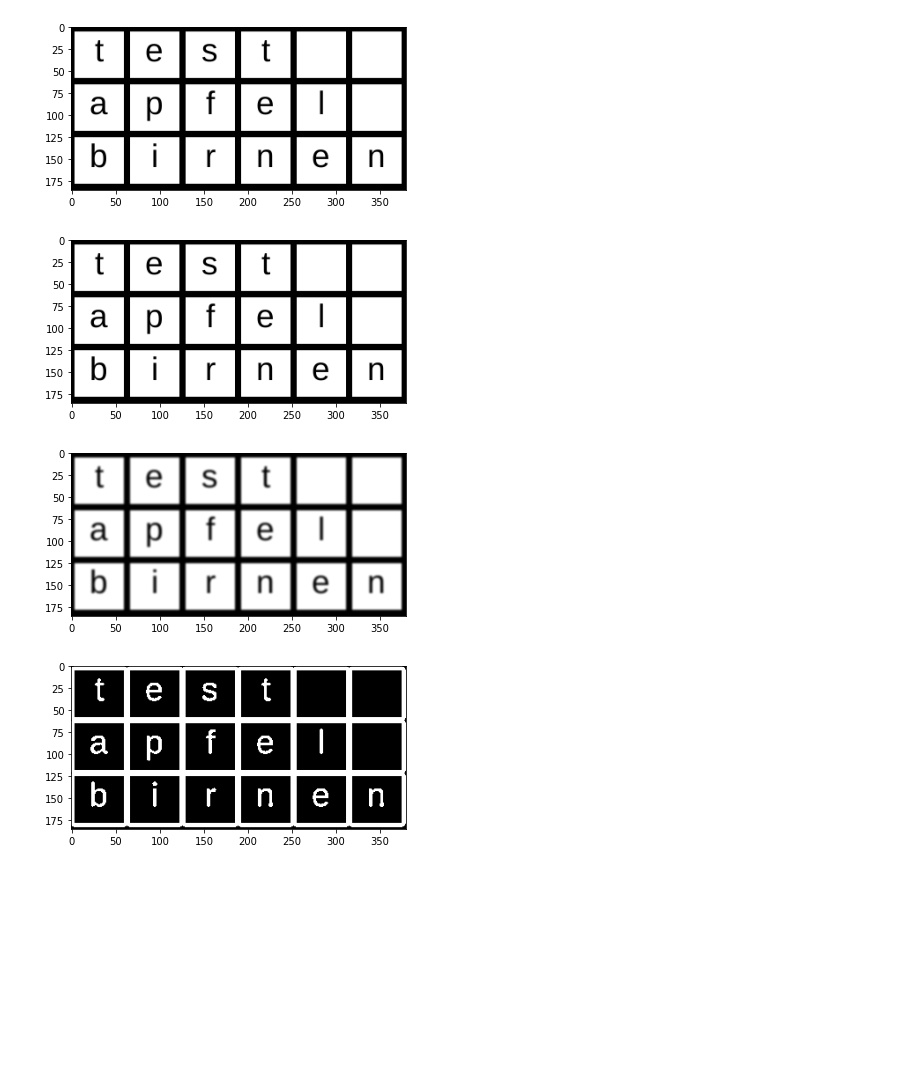
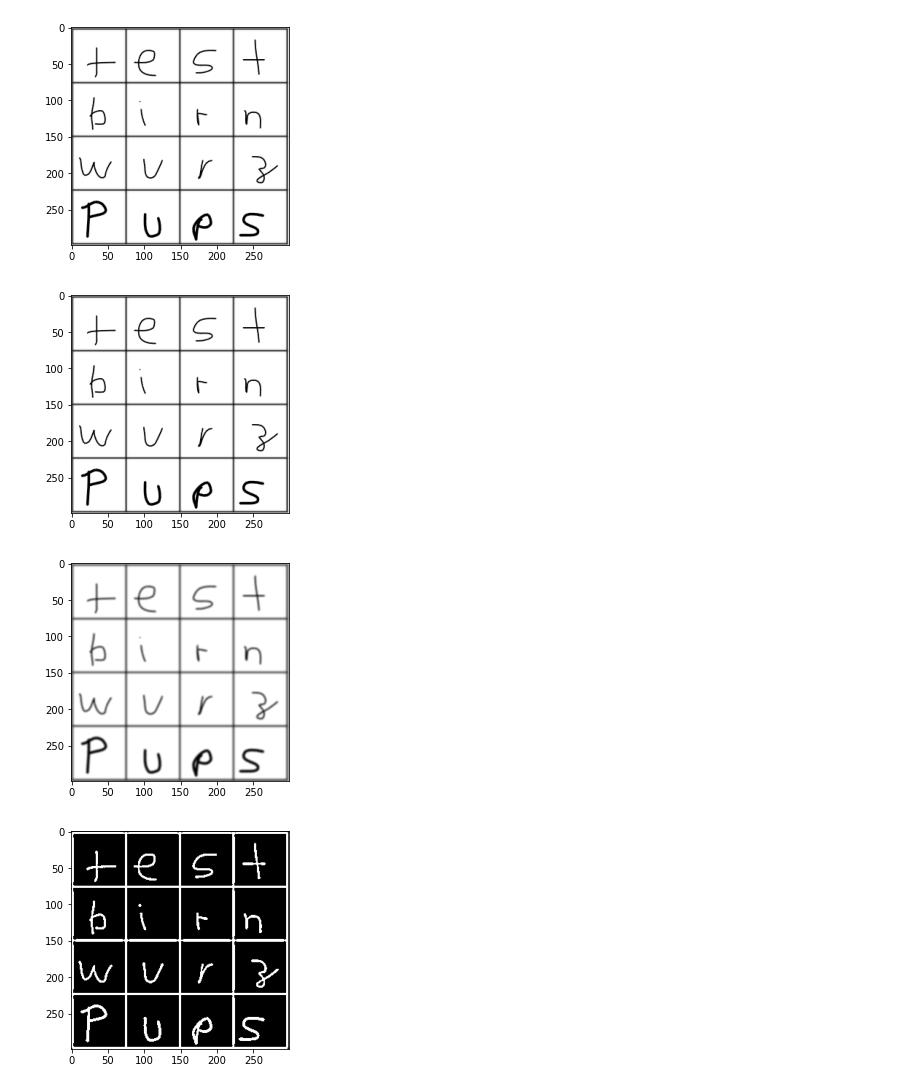
Before and after one commit to Michael-dot-byte/AiOnRaspi, a Jupyter notebook: kerasCharRecognition/GridDetection.ipynb, the cells around one changed output. Cells and saved outputs as stored; diff of their text form; code cells hidden in the pictures; blank space fills up the shorter version.

```diff
--- a/kerasCharRecognition/GridDetection.ipynb
+++ b/kerasCharRecognition/GridDetection.ipynb
@@ -3,29 +3,29 @@ import cv2
 import numpy as np
 import matplotlib.pyplot as plt
 # %%
-image  = cv2.imread("testBild.jpg")
+image  = cv2.imread("testBild2.png")
 plt.imshow(image)
 plt.show()
 # %% [output]
-[figure, old version]
+[figure, new version]
 # %%
 gray = cv2.cvtColor(image, cv2.COLOR_BGR2GRAY)
 plt.imshow(gray, cmap='gray')
 plt.show()
 # %% [output]
-[figure, old version]
+[figure, new version]
 # %%
 blur = cv2.GaussianBlur(gray, (5,5), 0)
 plt.imshow(blur, cmap='gray')
 plt.show()
 # %% [output]
-[figure, old version]
+[figure, new version]
 # %%
 thresh = cv2.adaptiveThreshold(blur, 255, 1, 1, 11, 2)
 plt.imshow(thresh, cmap='gray')
 plt.show()
 # %% [output]
-[figure, old version]
+[figure, new version]
 # %%
 contours, _ = cv2.findContours(thresh, cv2.RETR_TREE, cv2.CHAIN_APPROX_SIMPLE)
 
```
Also changed, not shown: parts of 8 cells of this notebook, 24 other files.
